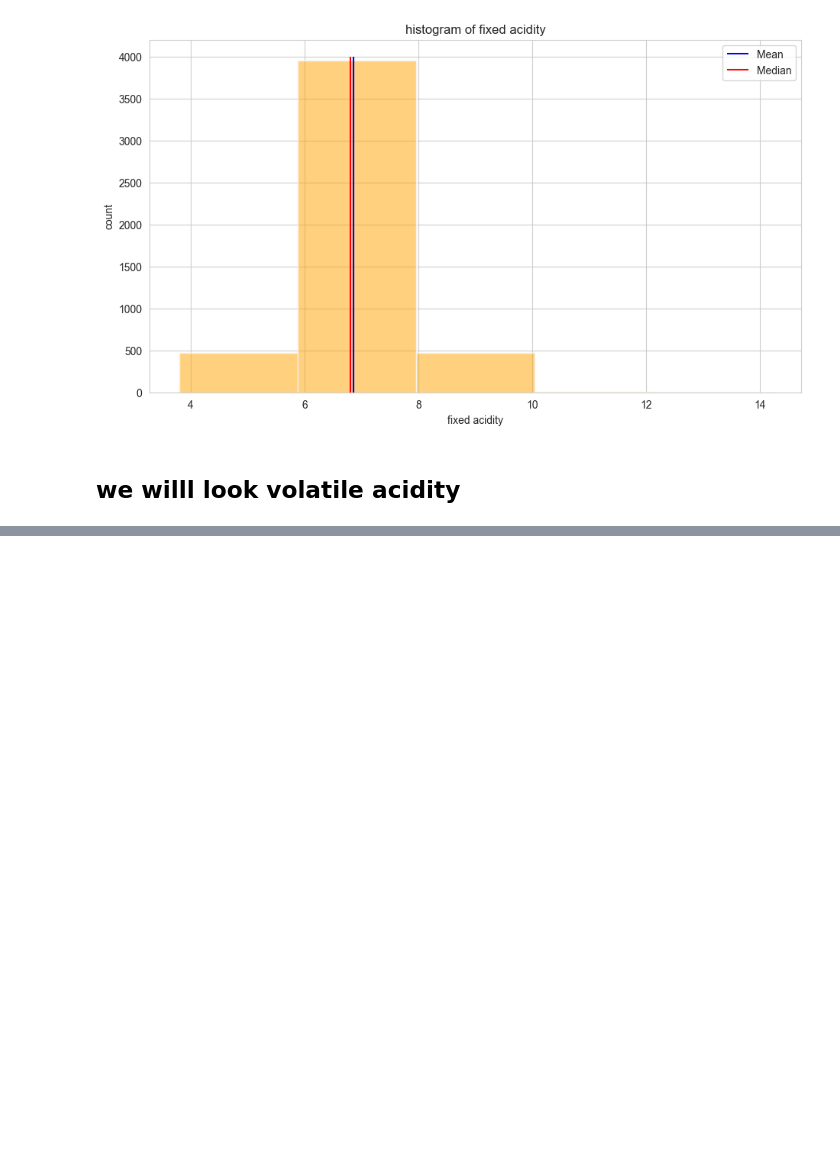
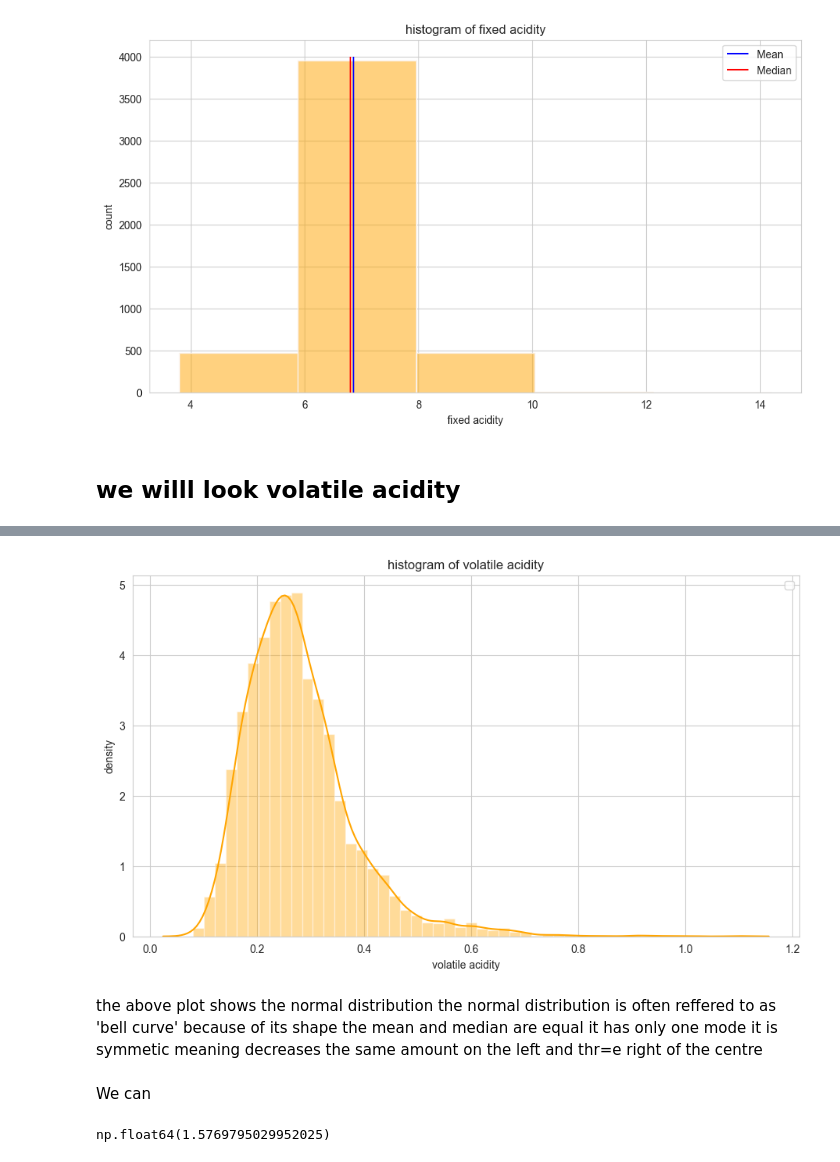
Before and after one commit to Subodhoraw/Central-tendency-case-report, a Jupyter notebook: winequality.ipynb, the cells around one changed output, grey strips where cells are left out. Cells and saved outputs as stored; diff of their text form; code cells hidden in the pictures; blank space fills up the shorter version.

```diff
--- a/winequality.ipynb
+++ b/winequality.ipynb
@@ -661,0 +685,26 @@ plt.show()
+# %%
+#plot displot
+plt.figure(figsize = (11,6))
+sns.distplot(data['volatile acidity'],color= 'orange')
+plt.title("histogram of volatile acidity")
+plt.xlabel('volatile acidity')
+plt.ylabel('density')
+#plt.vlines(data['volatile acidity'].mean(), ymin = 0, ymax = 4000, color ='blue',label ='Mean')
+#plt.vlines(data['volatile acidity'].median(), ymin = 0, ymax = 4000, color ='red',label ='Median')
+plt.legend()
+plt.show()
+# %% [output]
+[figure, added]
+# %% [markdown]
+the above plot shows the normal distribution
+the normal distribution is often reffered to as 'bell curve' because of its shape
+the mean and median  are equal
+it has only one mode
+it is symmetic meaning decreases the same amount on the left and thr=e right of the centre
+# %% [markdown]
+We can
+# %%
+#we can calculate skewness of volatile Acidity
+data['volatile acidity'].skew()
+# %% [output]
+np.float64(1.5769795029952025)
```
Also changed, not shown: parts of 3 cells of this notebook.
